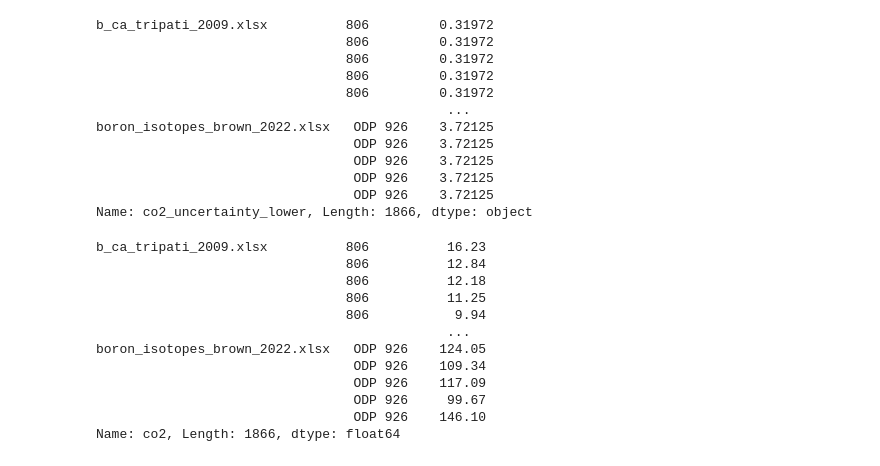
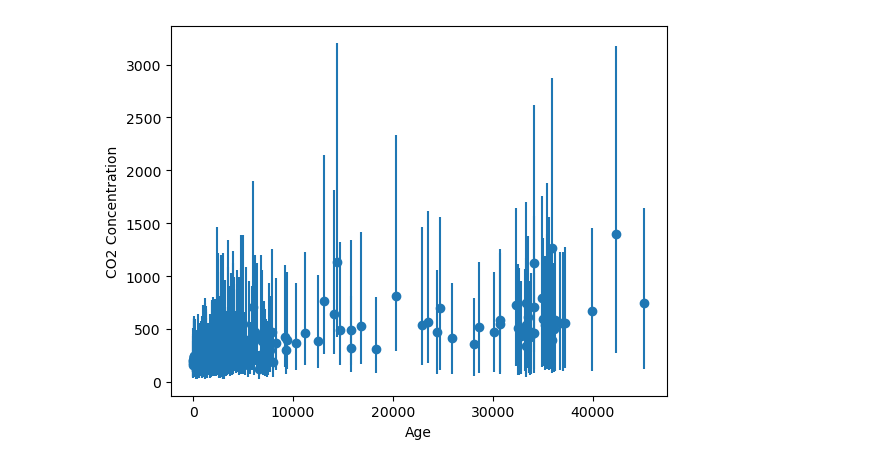
Before and after one commit to lbuabs6/Clima-Graphs-and-Data-, a Jupyter notebook: Post Paleocene CO2.ipynb, the cells around one changed output. Saved outputs shown, nothing was run; the diff lists cells and outputs as text; code cells hidden in the pictures.

```diff
--- a/Post Paleocene CO2.ipynb
+++ b/Post Paleocene CO2.ipynb
@@ -40,23 +33,25 @@ FileNotFoundError: [Errno 2] No such file or directory: '/Users/leoafriyie-buabe
 # %%
 # Load the data from a CSV file
-data = pd.read_csv('age_co2_plot_data.csv')
+data = pd.read_csv('ea49_rae_suppl_data1(alkenone_d13C).csv')
 
-# Filter out rows that contain "PNAS" in the 'source' column
-data = data[~data['co2_uncertainty_lower'].str.contains("PNAS")]
+# # Filter out rows that contain "PNAS" in the 'source' column
+# data = data[~data['co2_uncertainty_lower'].str.contains("PNAS")]
 
 # Set the x-axis and y-axis data
 x = data['age']
 y = data['co2']
-y_err_lower = data['co2'].astype(float) - data['co2_uncertainty_lower'].astype(float)
-y_err_upper = data['co2_uncertainty_higher'].astype(float) - data['co2'].astype(float)
+y_err_lower = data['co2_16pc']
+y_err_upper = data['co2_84pc']
 
 # Plot the data with error bars
 fig, ax = plt.subplots()
 ax.errorbar(x, y, yerr=[y_err_lower, y_err_upper], fmt='o')
 
 # Set the axis labels
 ax.set_xlabel('Age')
 ax.set_ylabel('CO2 Concentration')
 
 # Show the plot
 plt.show()
+# %% [output]
+[figure, added]
@@ -65,30 +57,0 @@ z = data['co2_uncertainty_lower']
-# %%
-print(z)
-# %% [output]
-b_ca_tripati_2009.xlsx          806         0.31972
-                                806         0.31972
-                                806         0.31972
-                                806         0.31972
-                                806         0.31972
-                                             ...
-boron_isotopes_brown_2022.xlsx   ODP 926    3.72125
-                                 ODP 926    3.72125
-                                 ODP 926    3.72125
-                                 ODP 926    3.72125
-                                 ODP 926    3.72125
-Name: co2_uncertainty_lower, Length: 1866, dtype: object
-# %%
-data['co2']
-# %% [output]
-b_ca_tripati_2009.xlsx          806          16.23
-                                806          12.84
-                                806          12.18
-                                806          11.25
-                                806           9.94
-                                             ...
-boron_isotopes_brown_2022.xlsx   ODP 926    124.05
-                                 ODP 926    109.34
-                                 ODP 926    117.09
-                                 ODP 926     99.67
-                                 ODP 926    146.10
-Name: co2, Length: 1866, dtype: float64
```
Also changed, not shown: parts of 4 cells of this notebook, 5 other files.
